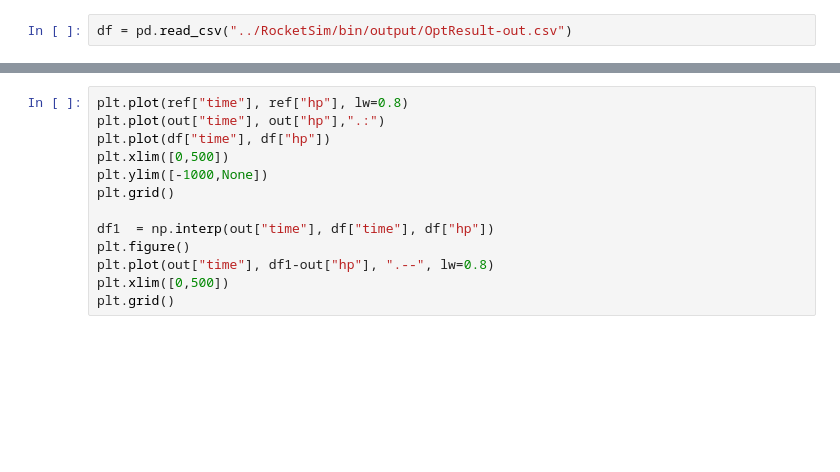
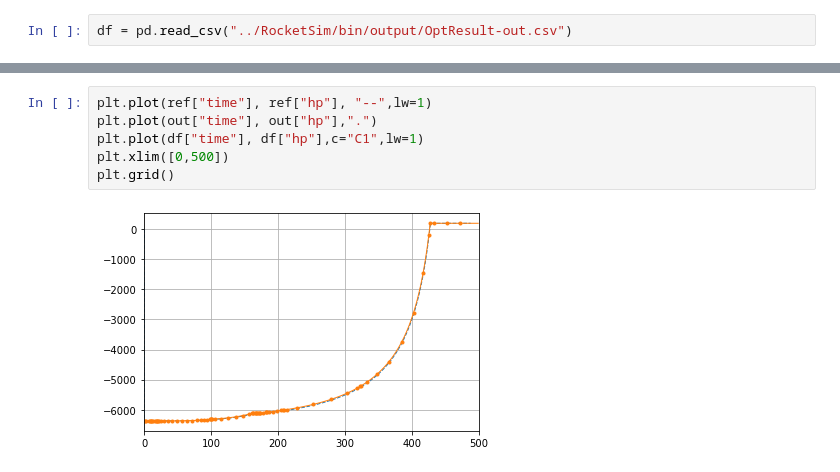
Before and after one commit to istellartech/GELATO, a Jupyter notebook: Trajectory_Optimization-6DoFquat-LG.ipynb, the cells around one changed output, grey strips where cells are left out. Cells and saved outputs as stored; diff of their text form; blank space fills up the shorter version.

```diff
--- a/Trajectory_Optimization-6DoFquat-LG.ipynb
+++ b/Trajectory_Optimization-6DoFquat-LG.ipynb
@@ -41,14 +66,9 @@ plt.grid()
 # %%
-plt.plot(ref["time"], ref["hp"], lw=0.8)
-plt.plot(out["time"], out["hp"],".:")
-plt.plot(df["time"], df["hp"])
-plt.xlim([0,500])
-plt.ylim([-1000,None])
-plt.grid()
-
-df1  = np.interp(out["time"], df["time"], df["hp"])
-plt.figure()
-plt.plot(out["time"], df1-out["hp"], ".--", lw=0.8)
+plt.plot(ref["time"], ref["hp"], "--",lw=1)
+plt.plot(out["time"], out["hp"],".")
+plt.plot(df["time"], df["hp"],c="C1",lw=1)
 plt.xlim([0,500])
 plt.grid()
+# %% [output]
+[figure, added]
 # %%
```
Also changed, not shown: parts of 16 cells of this notebook, 5 other files.
